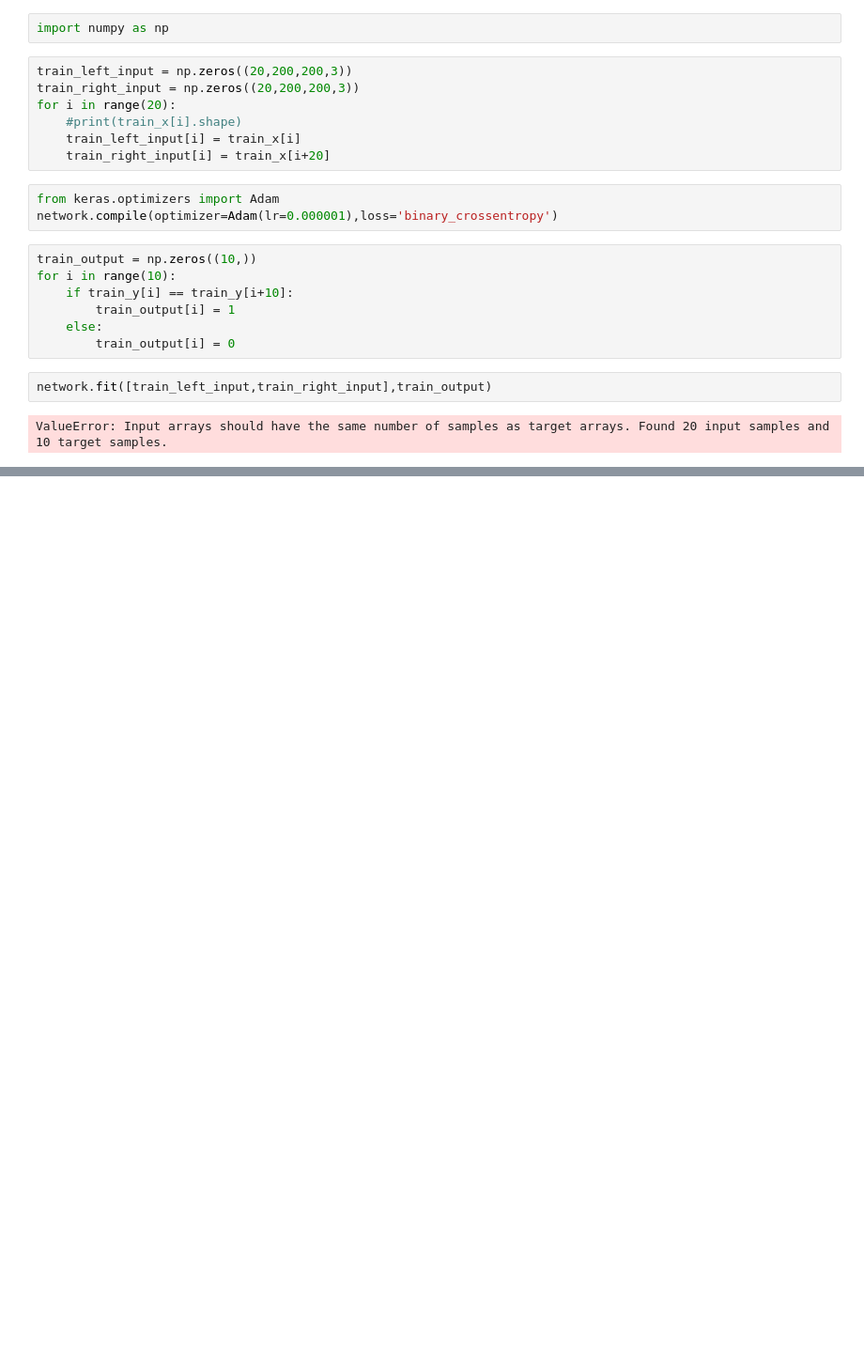
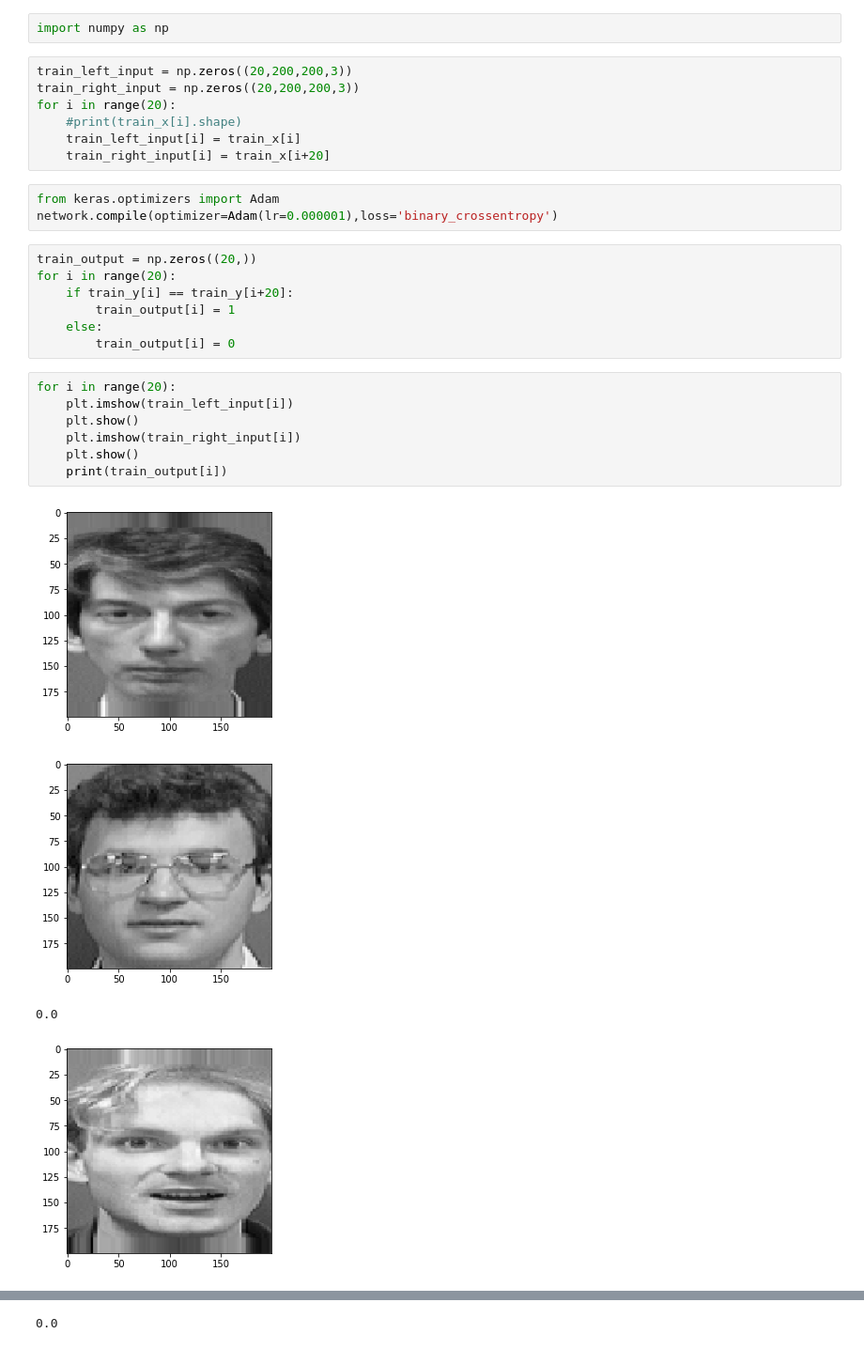
Before and after one commit to aniket-chowdhury/face-recognition-one-shot-keras, a Jupyter notebook: oneshot-training.ipynb, the cells around one changed output, grey strips where cells are left out. Shown at 94% size. Saved outputs shown, nothing was run; the diff lists cells and outputs as text; blank space fills up the shorter version.

```diff
--- a/oneshot-training.ipynb
+++ b/oneshot-training.ipynb
@@ -81,13 +81,21 @@ for i in range(20):
 from keras.optimizers import Adam
 network.compile(optimizer=Adam(lr=0.000001),loss='binary_crossentropy')
 # %%
-train_output = np.zeros((10,))
-for i in range(10):
-    if train_y[i] == train_y[i+10]:
+train_output = np.zeros((20,))
+for i in range(20):
+    if train_y[i] == train_y[i+20]:
         train_output[i] = 1
     else:
         train_output[i] = 0
-# %%
-network.fit([train_left_input,train_right_input],train_output)
-# %% [output]
-ValueError: Input arrays should have the same number of samples as target arrays. Found 20 input samples and 10 target samples.
+# %%
+for i in range(20):
+    plt.imshow(train_left_input[i])
+    plt.show()
+    plt.imshow(train_right_input[i])
+    plt.show()
+    print(train_output[i])
+# %% [output]
+[figure, added]
+[figure, added]
+0.0
+[figure, added]
@@ -93,0 +103 @@ ValueError: Input arrays should have the same number of samples as target arrays
+0.0
```
Also changed, not shown: parts of 3 cells of this notebook, 3 other files.
